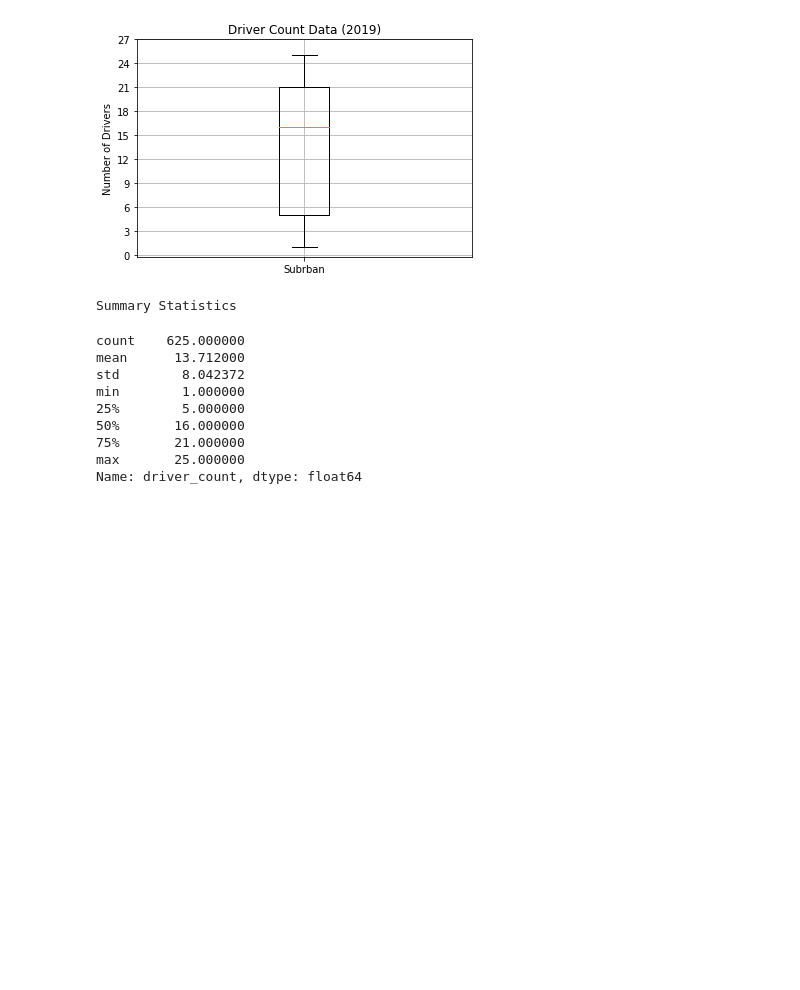
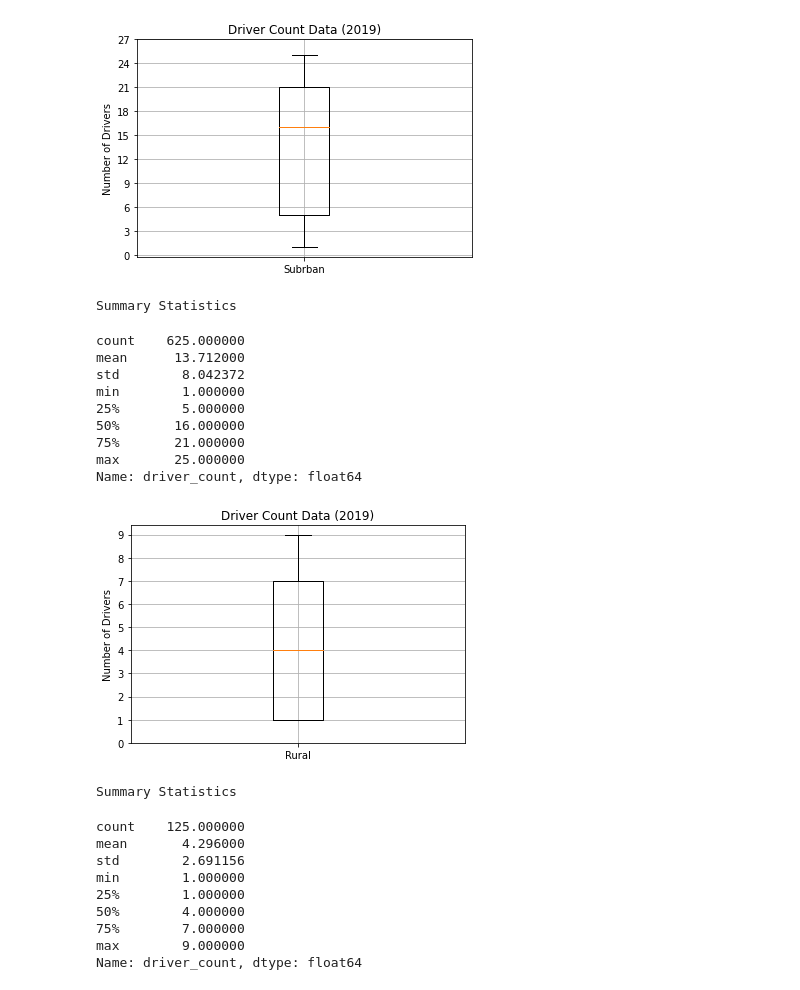
Before and after one commit to piathoi/PyBer_Analysis, a Jupyter notebook: PyBer.ipynb, the cells around one changed output. Cells and saved outputs as stored; diff of their text form; code cells hidden in the pictures; blank space fills up the shorter version.

```diff
--- a/PyBer.ipynb
+++ b/PyBer.ipynb
@@ -853,14 +853,26 @@ Name: driver_count, dtype: float64
 # %%
 #create  B&W plot for the rural driver count data
 x_labels = ["Rural"]
 fig, ax = plt.subplots()
 ax.boxplot(rural_drivers, labels=x_labels)
 
 #add the title, y-axis label and grid
 ax.set_title('Driver Count Data (2019)')
 ax.set_ylabel('Number of Drivers')
 ax.set_yticks(np.arange(0, 10, step=1.0))
 ax.grid()
 plt.show()
 print("Summary Statistics")
-suburban_drivers.describe()
+rural_drivers.describe()
+# %% [output]
+[figure, added]
+Summary Statistics
+count    125.000000
+mean       4.296000
+std        2.691156
+min        1.000000
+25%        1.000000
+50%        4.000000
+75%        7.000000
+max        9.000000
+Name: driver_count, dtype: float64
```
Also changed, not shown: parts of 7 cells of this notebook.
